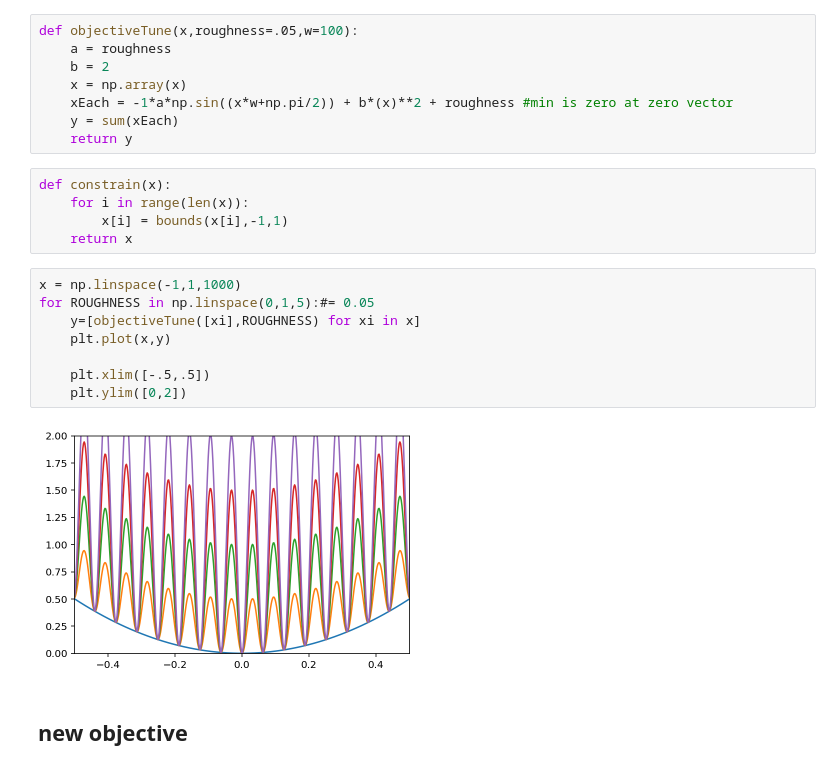
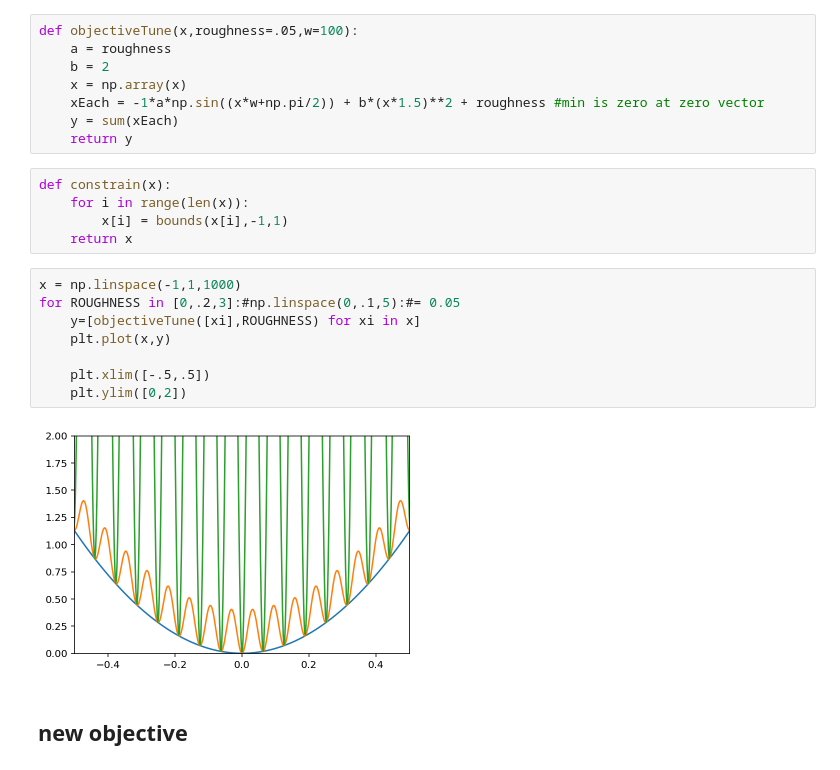
Before and after one commit to sammlapp/SAE_ABM, a Jupyter notebook: ABM_testFunctions_currentScore.ipynb, the cells around one changed output. Cells and saved outputs as stored; diff of their text form.

```diff
--- a/ABM_testFunctions_currentScore.ipynb
+++ b/ABM_testFunctions_currentScore.ipynb
@@ -156,7 +156,7 @@ def objectiveTune(x,roughness=.05,w=100):
     a = roughness
     b = 2
     x = np.array(x)
-    xEach = -1*a*np.sin((x*w+np.pi/2)) + b*(x)**2 + roughness #min is zero at zero vector
+    xEach = -1*a*np.sin((x*w+np.pi/2)) + b*(x*1.5)**2 + roughness #min is zero at zero vector
     y = sum(xEach)
     return y
 # %%
@@ -166,14 +166,14 @@ def constrain(x):
     return x
 # %%
 x = np.linspace(-1,1,1000)
-for ROUGHNESS in np.linspace(0,1,5):#= 0.05
+for ROUGHNESS in [0,.2,3]:#np.linspace(0,.1,5):#= 0.05
     y=[objectiveTune([xi],ROUGHNESS) for xi in x]
     plt.plot(x,y)
 
     plt.xlim([-.5,.5])
     plt.ylim([0,2])
 # %% [output]
-[figure, old version]
+[figure, new version]
 # %% [markdown]
 ## new objective
 # %%
```
Also changed, not shown: parts of 35 cells of this notebook.
